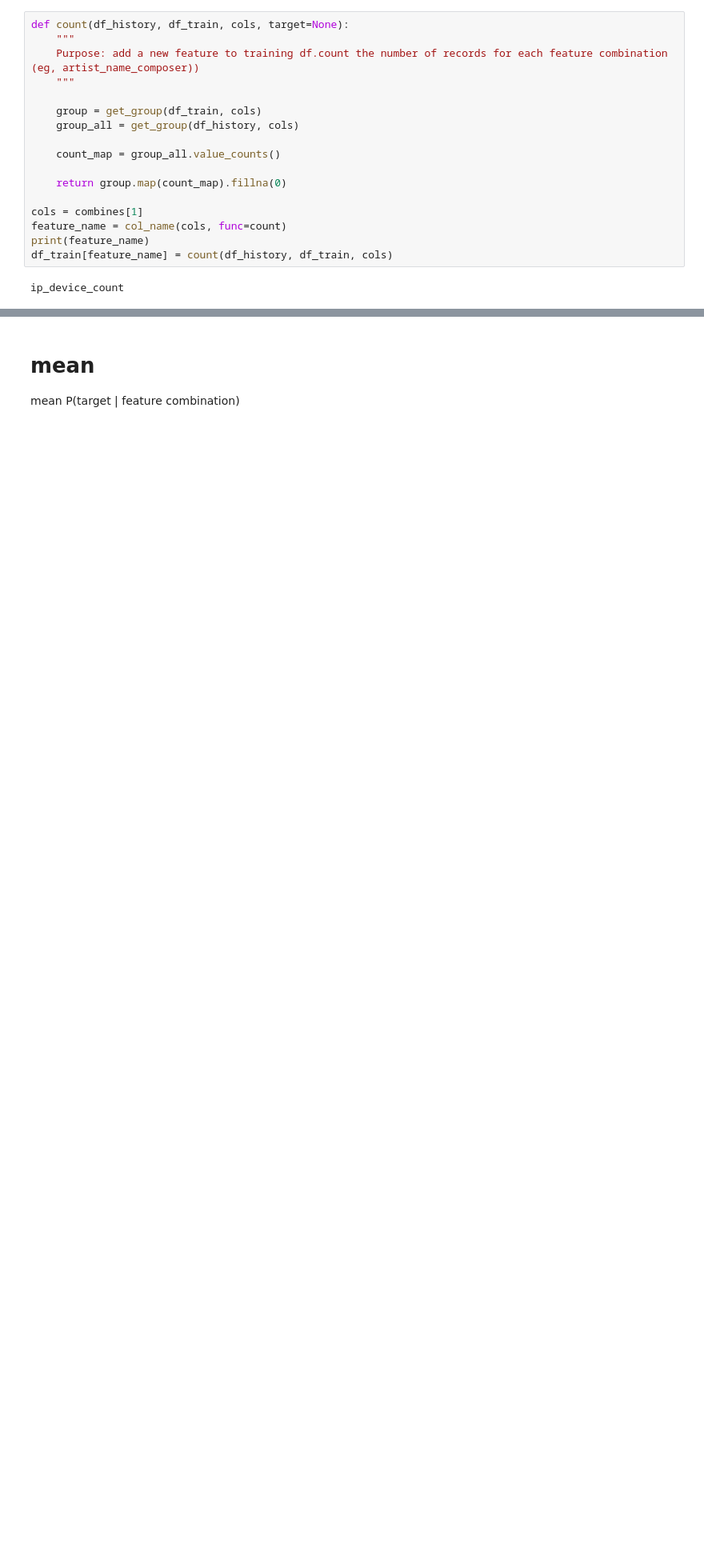
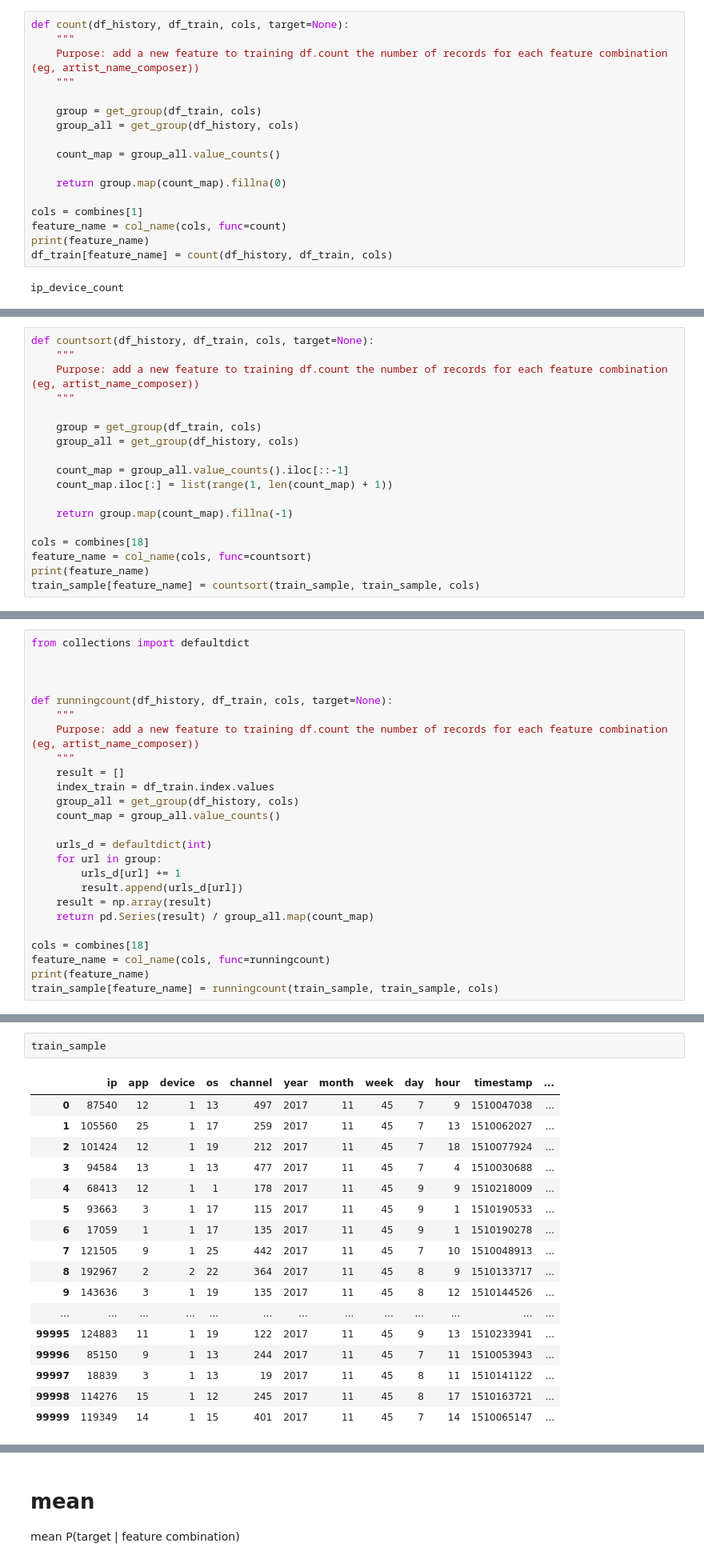
Before and after one commit to wluo-personal/Kaggle, a Jupyter notebook: talkingdata/wl/feature_engineering/feature_on_sample.ipynb, the cells around one changed output, grey strips where cells are left out. Shown at 80% size. Saved outputs shown, nothing was run; the diff lists cells and outputs as text; blank space fills up the shorter version.

```diff
--- a/talkingdata/wl/feature_engineering/feature_on_sample.ipynb
+++ b/talkingdata/wl/feature_engineering/feature_on_sample.ipynb
@@ -173,0 +193,18 @@ ip_device_count
+# %%
+def countsort(df_history, df_train, cols, target=None):
+    """
+    Purpose: add a new feature to training df.count the number of records for each feature combination (eg, artist_name_composer))
+    """
+
+    group = get_group(df_train, cols)
+    group_all = get_group(df_history, cols)
+
+    count_map = group_all.value_counts().iloc[::-1]
+    count_map.iloc[:] = list(range(1, len(count_map) + 1))
+
+    return group.map(count_map).fillna(-1)
+
+cols = combines[18]
+feature_name = col_name(cols, func=countsort)
+print(feature_name)
+train_sample[feature_name] = countsort(train_sample, train_sample, cols)
@@ -173,0 +217,25 @@ ip_device_count
+# %%
+from collections import defaultdict
+
+
+
+def runningcount(df_history, df_train, cols, target=None):
+    """
+    Purpose: add a new feature to training df.count the number of records for each feature combination (eg, artist_name_composer))
+    """
+    result = []
+    index_train = df_train.index.values
+    group_all = get_group(df_history, cols)
+    count_map = group_all.value_counts()
+
+    urls_d = defaultdict(int)
+    for url in group:
+        urls_d[url] += 1
+        result.append(urls_d[url])
+    result = np.array(result)
+    return pd.Series(result) / group_all.map(count_map)
+
+cols = combines[18]
+feature_name = col_name(cols, func=runningcount)
+print(feature_name)
+train_sample[feature_name] = runningcount(train_sample, train_sample, cols)
@@ -173,0 +244,20 @@ ip_device_count
+# %%
+train_sample
+# %% [output]
+|  | ip | app | device | os | channel | year | month | week | day | hour | timestamp | ... |
+| 0 | 87540 | 12 | 1 | 13 | 497 | 2017 | 11 | 45 | 7 | 9 | 1510047038 | ... |
+| 1 | 105560 | 25 | 1 | 17 | 259 | 2017 | 11 | 45 | 7 | 13 | 1510062027 | ... |
+| 2 | 101424 | 12 | 1 | 19 | 212 | 2017 | 11 | 45 | 7 | 18 | 1510077924 | ... |
+| 3 | 94584 | 13 | 1 | 13 | 477 | 2017 | 11 | 45 | 7 | 4 | 1510030688 | ... |
+| 4 | 68413 | 12 | 1 | 1 | 178 | 2017 | 11 | 45 | 9 | 9 | 1510218009 | ... |
+| 5 | 93663 | 3 | 1 | 17 | 115 | 2017 | 11 | 45 | 9 | 1 | 1510190533 | ... |
+| 6 | 17059 | 1 | 1 | 17 | 135 | 2017 | 11 | 45 | 9 | 1 | 1510190278 | ... |
+| 7 | 121505 | 9 | 1 | 25 | 442 | 2017 | 11 | 45 | 7 | 10 | 1510048913 | ... |
+| 8 | 192967 | 2 | 2 | 22 | 364 | 2017 | 11 | 45 | 8 | 9 | 1510133717 | ... |
+| 9 | 143636 | 3 | 1 | 19 | 135 | 2017 | 11 | 45 | 8 | 12 | 1510144526 | ... |
+| ... | ... | ... | ... | ... | ... | ... | ... | ... | ... | ... | ... | ... |
+| 99995 | 124883 | 11 | 1 | 19 | 122 | 2017 | 11 | 45 | 9 | 13 | 1510233941 | ... |
+| 99996 | 85150 | 9 | 1 | 13 | 244 | 2017 | 11 | 45 | 7 | 11 | 1510053943 | ... |
+| 99997 | 18839 | 3 | 1 | 13 | 19 | 2017 | 11 | 45 | 8 | 11 | 1510141122 | ... |
+| 99998 | 114276 | 15 | 1 | 12 | 245 | 2017 | 11 | 45 | 8 | 17 | 1510163721 | ... |
+| 99999 | 119349 | 14 | 1 | 15 | 401 | 2017 | 11 | 45 | 7 | 14 | 1510065147 | ... |
```
Also changed, not shown: parts of 19 cells of this notebook, 13 other files.
